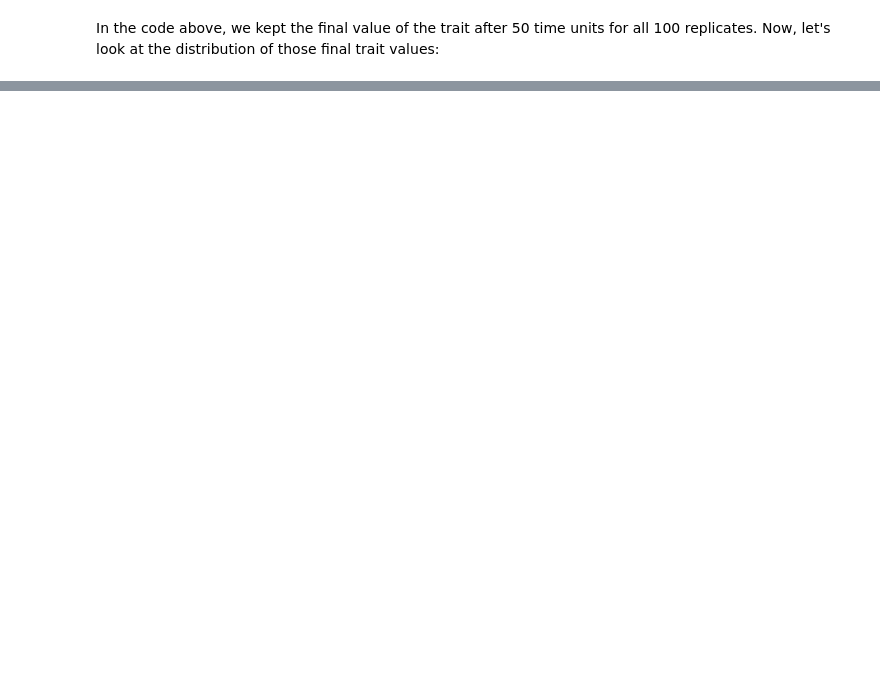
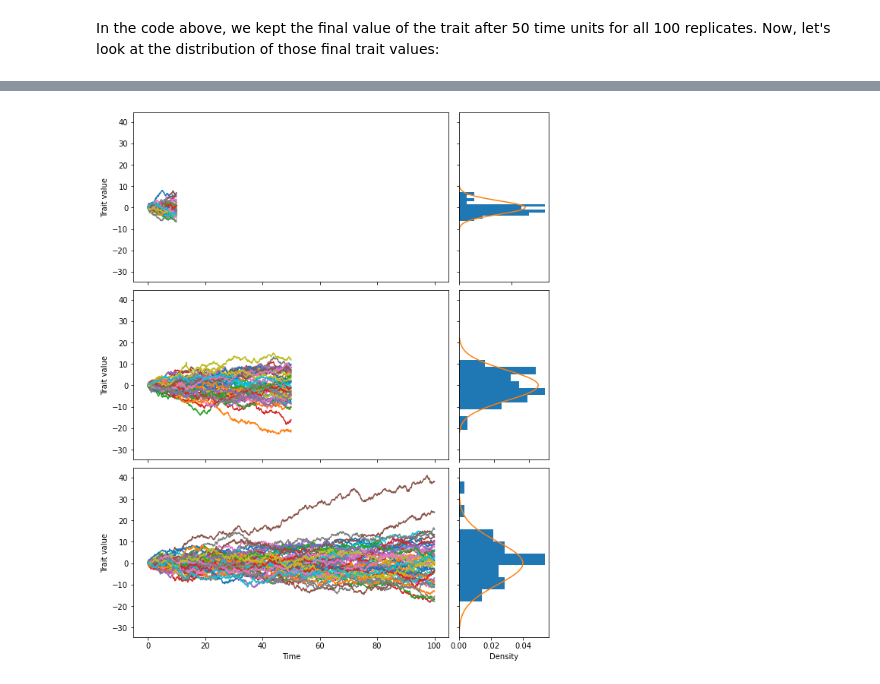
Before and after one commit to phyletica/bayesian-lizard-flipping, a Jupyter notebook: brownian-motion.ipynb, the cells around one changed output, grey strips where cells are left out. Saved outputs shown, nothing was run; the diff lists cells and outputs as text; code cells hidden in the pictures; blank space fills up the shorter version.

```diff
--- a/brownian-motion.ipynb
+++ b/brownian-motion.ipynb
@@ -72,0 +171,4 @@ Text(0, 0.5, 'Frequency')
+# %%
+fig = fancy_bm_sim_plots()
+# %% [output]
+[figure, added]
```
Also changed, not shown: parts of 10 cells of this notebook.
